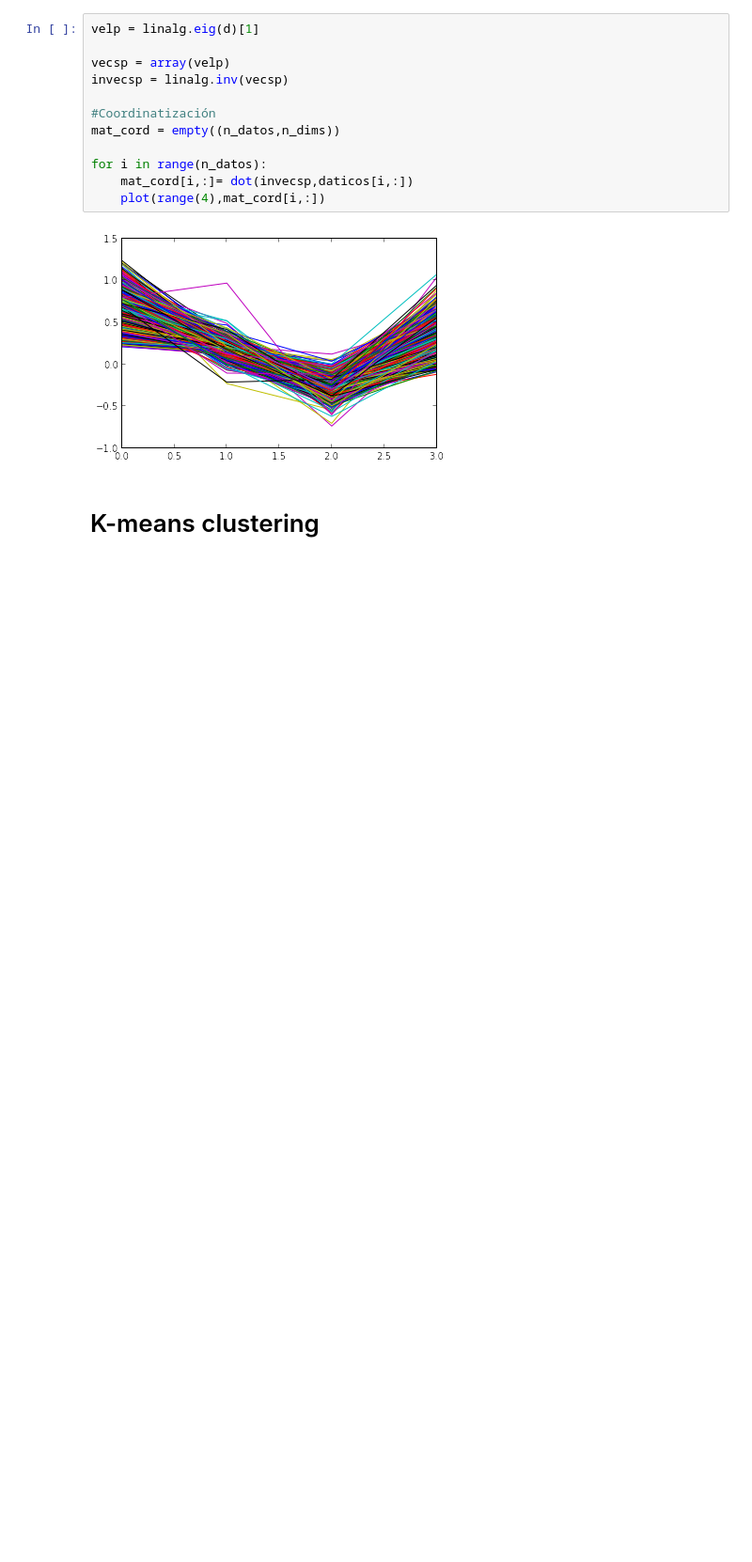
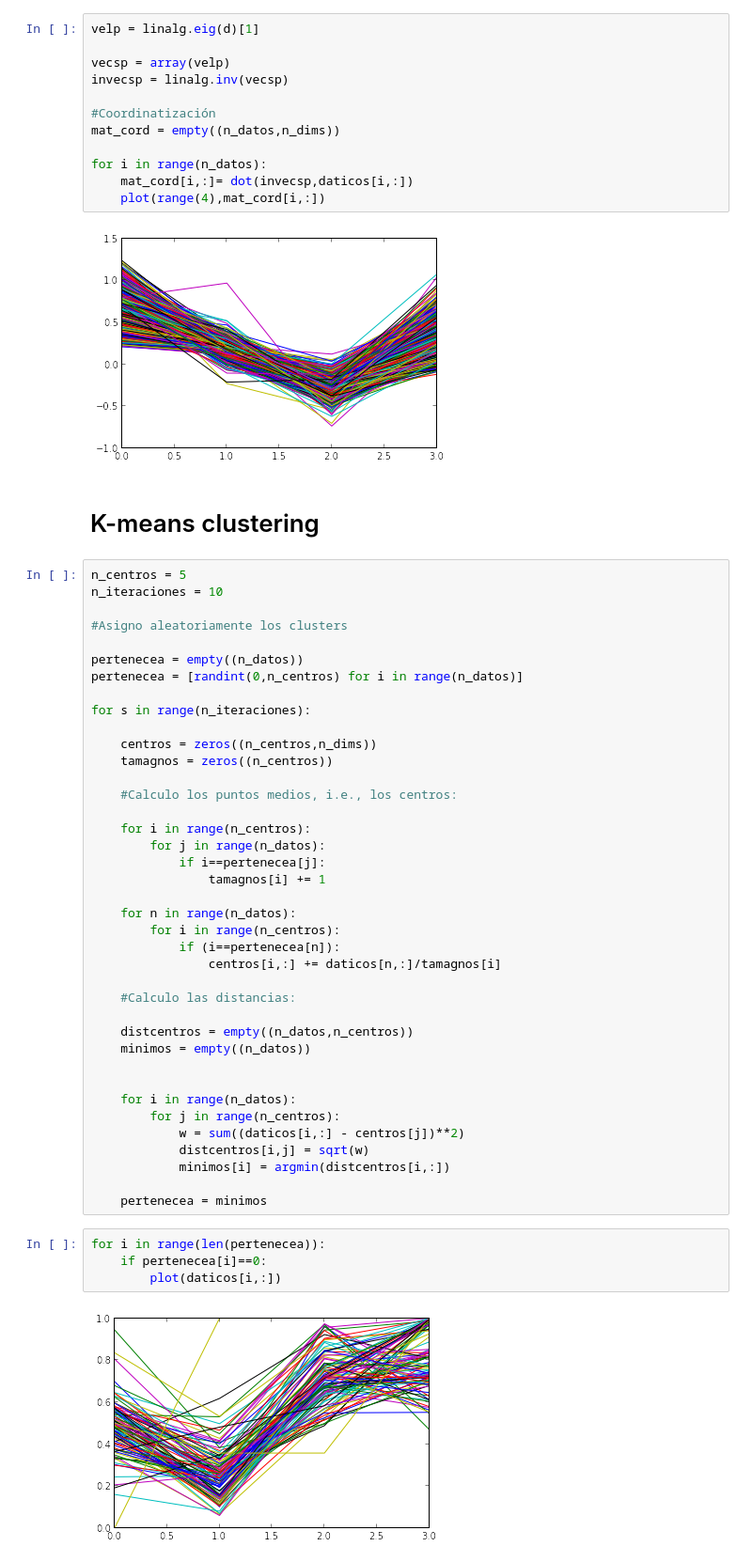
Before and after one commit to JuanRAlvarez/Tarea-4, a Jupyter notebook: Pobreza.ipynb, the cells around one changed output. Shown at 94% size. Saved outputs shown, nothing was run; the diff lists cells and outputs as text; blank space fills up the shorter version.

```diff
--- a/Pobreza.ipynb
+++ b/Pobreza.ipynb
@@ -130,3 +131,48 @@ for i in range(n_datos):
 [figure]
 # %% [markdown]
 # K-means clustering
+# %%
+n_centros = 5
+n_iteraciones = 10
+
+#Asigno aleatoriamente los clusters
+
+pertenecea = empty((n_datos))
+pertenecea = [randint(0,n_centros) for i in range(n_datos)]
+
+for s in range(n_iteraciones):
+
+    centros = zeros((n_centros,n_dims))
+    tamagnos = zeros((n_centros))
+
+    #Calculo los puntos medios, i.e., los centros:
+
+    for i in range(n_centros):
+        for j in range(n_datos):
+            if i==pertenecea[j]:
+                tamagnos[i] += 1
+
+    for n in range(n_datos):
+        for i in range(n_centros):
+            if (i==pertenecea[n]):
+                centros[i,:] += daticos[n,:]/tamagnos[i]
+
+    #Calculo las distancias:
+
+    distcentros = empty((n_datos,n_centros))
+    minimos = empty((n_datos))
+
+
+    for i in range(n_datos):
+        for j in range(n_centros):
+            w = sum((daticos[i,:] - centros[j])**2)
+            distcentros[i,j] = sqrt(w)
+            minimos[i] = argmin(distcentros[i,:])
+
+    pertenecea = minimos
+# %%
+for i in range(len(pertenecea)):
+    if pertenecea[i]==0:
+        plot(daticos[i,:])
+# %% [output]
+[figure, added]
```
Also changed, not shown: parts of 5 cells of this notebook, 1 other file.
